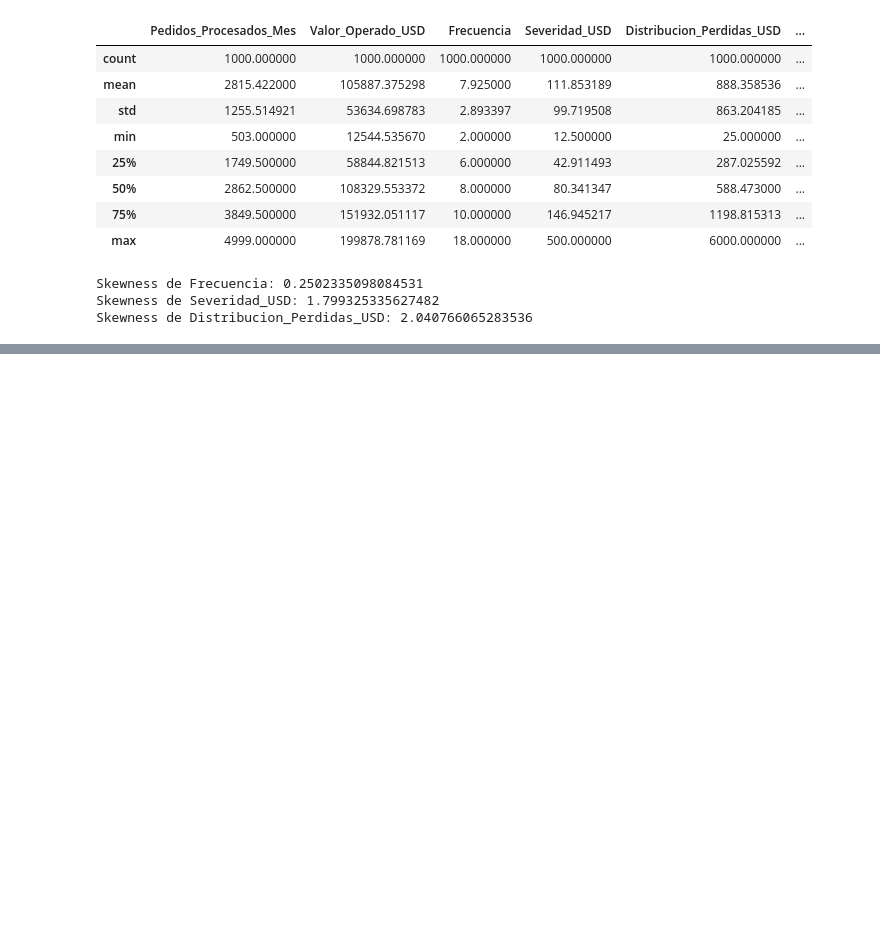
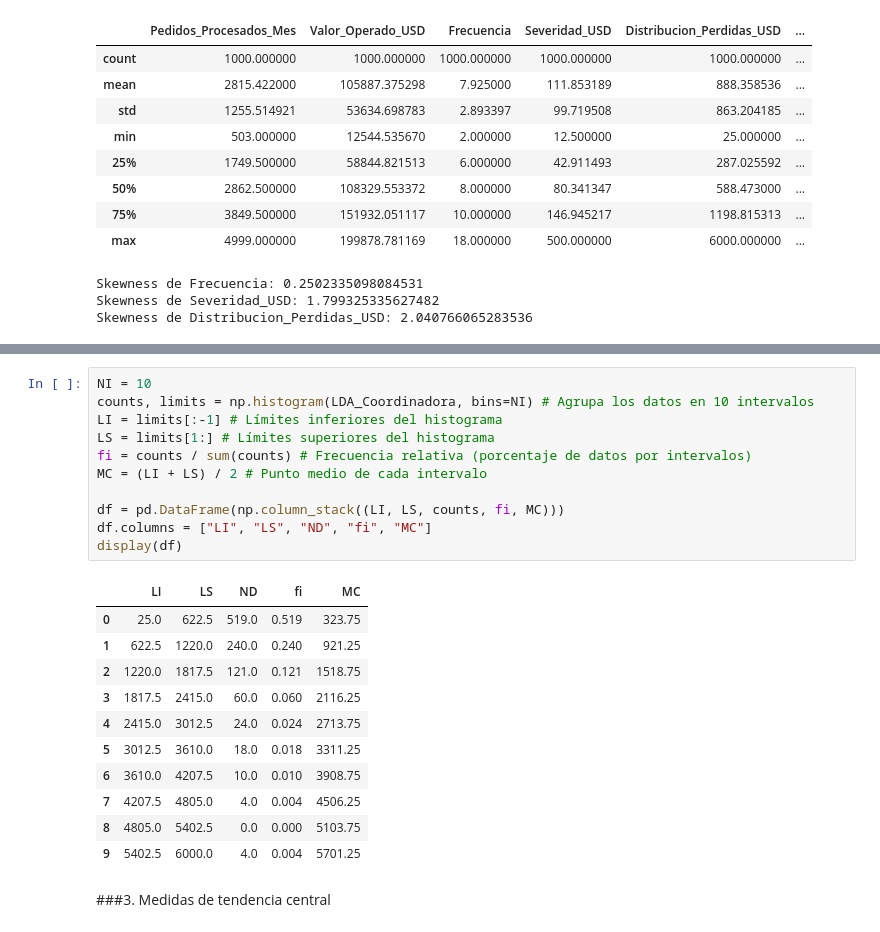
Before and after one commit to samuelperez1232/prospectiva_analitica_datos, a Jupyter notebook: taller2_caso_coordinadora.ipynb, the cells around one changed output, grey strips where cells are left out. Cells and saved outputs as stored; diff of their text form; blank space fills up the shorter version.

```diff
--- a/taller2_caso_coordinadora.ipynb
+++ b/taller2_caso_coordinadora.ipynb
@@ -157,0 +190,25 @@ Skewness de Distribucion_Perdidas_USD: 2.040766065283536
+# %%
+NI = 10
+counts, limits = np.histogram(LDA_Coordinadora, bins=NI) # Agrupa los datos en 10 intervalos
+LI = limits[:-1] # Límites inferiores del histograma
+LS = limits[1:] # Límites superiores del histograma
+fi = counts / sum(counts) # Frecuencia relativa (porcentaje de datos por intervalos)
+MC = (LI + LS) / 2 # Punto medio de cada intervalo
+
+df = pd.DataFrame(np.column_stack((LI, LS, counts, fi, MC)))
+df.columns = ["LI", "LS", "ND", "fi", "MC"]
+display(df)
+# %% [output]
+|  | LI | LS | ND | fi | MC |
+| 0 | 25.0 | 622.5 | 519.0 | 0.519 | 323.75 |
+| 1 | 622.5 | 1220.0 | 240.0 | 0.240 | 921.25 |
+| 2 | 1220.0 | 1817.5 | 121.0 | 0.121 | 1518.75 |
+| 3 | 1817.5 | 2415.0 | 60.0 | 0.060 | 2116.25 |
+| 4 | 2415.0 | 3012.5 | 24.0 | 0.024 | 2713.75 |
+| 5 | 3012.5 | 3610.0 | 18.0 | 0.018 | 3311.25 |
+| 6 | 3610.0 | 4207.5 | 10.0 | 0.010 | 3908.75 |
+| 7 | 4207.5 | 4805.0 | 4.0 | 0.004 | 4506.25 |
+| 8 | 4805.0 | 5402.5 | 0.0 | 0.000 | 5103.75 |
+| 9 | 5402.5 | 6000.0 | 4.0 | 0.004 | 5701.25 |
+# %% [markdown]
+###3. Medidas de tendencia central
```
Also changed, not shown: parts of 6 cells of this notebook.
